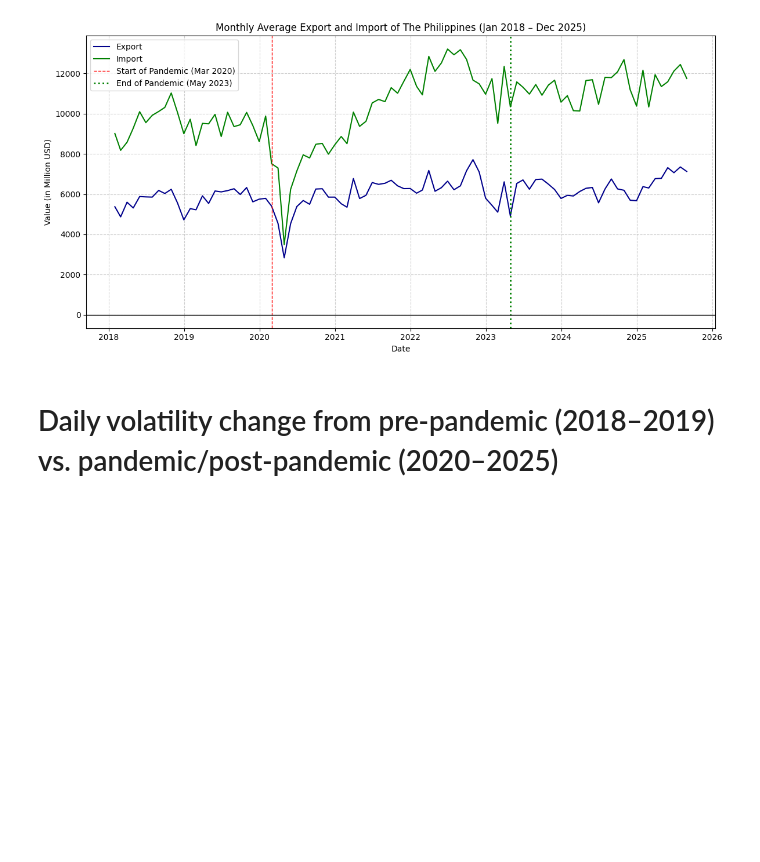
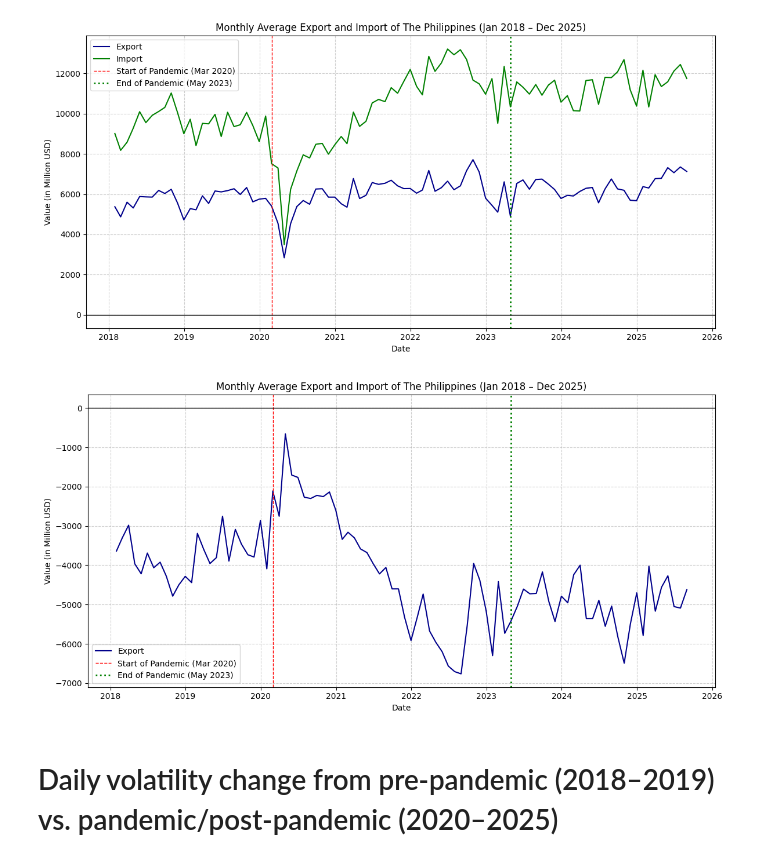
Before and after one commit to kbbn-debugger/Exploratory-Data-Analysis-USD-PHP, a Jupyter notebook: notebooks/EDA Final.ipynb, the cells around one changed output. Drawn from its saved outputs; the diff is of its cells as text; code cells hidden in the pictures; blank space fills up the shorter version.

Commit message:
trade balance univariate plot

```diff
--- a/notebooks/EDA Final.ipynb
+++ b/notebooks/EDA Final.ipynb
@@ -619,6 +619,24 @@ plt.tight_layout()
 plt.show()
 # %% [output]
 [figure]
+# %%
+plt.figure(figsize=(12, 6))
+
+sns.lineplot(x=main_monthly.index, y=main_monthly["Trade Balance"], color='darkblue', label='Export')
+
+plt.axvline(pd.to_datetime('2020-03-01'), color='red', linestyle='--', linewidth=1, label='Start of Pandemic (Mar 2020)')
+plt.axvline(pd.to_datetime('2023-05-01'), color='green', linestyle=':', linewidth=2, label='End of Pandemic (May 2023)')
+
+plt.title('Monthly Average Export and Import of The Philippines (Jan 2018 – Dec 2025)')
+plt.xlabel('Date')
+plt.ylabel('Value (in Million USD)')
+plt.axhline(0, color='black', linewidth=1)
+plt.grid(True, linestyle='--', alpha=0.6)
+plt.legend()
+plt.tight_layout()
+plt.show()
+# %% [output]
+[figure, added]
 # %% [markdown]
 # Daily volatility change from pre-pandemic (2018–2019) vs. pandemic/post-pandemic (2020–2025)
 # %%
```
